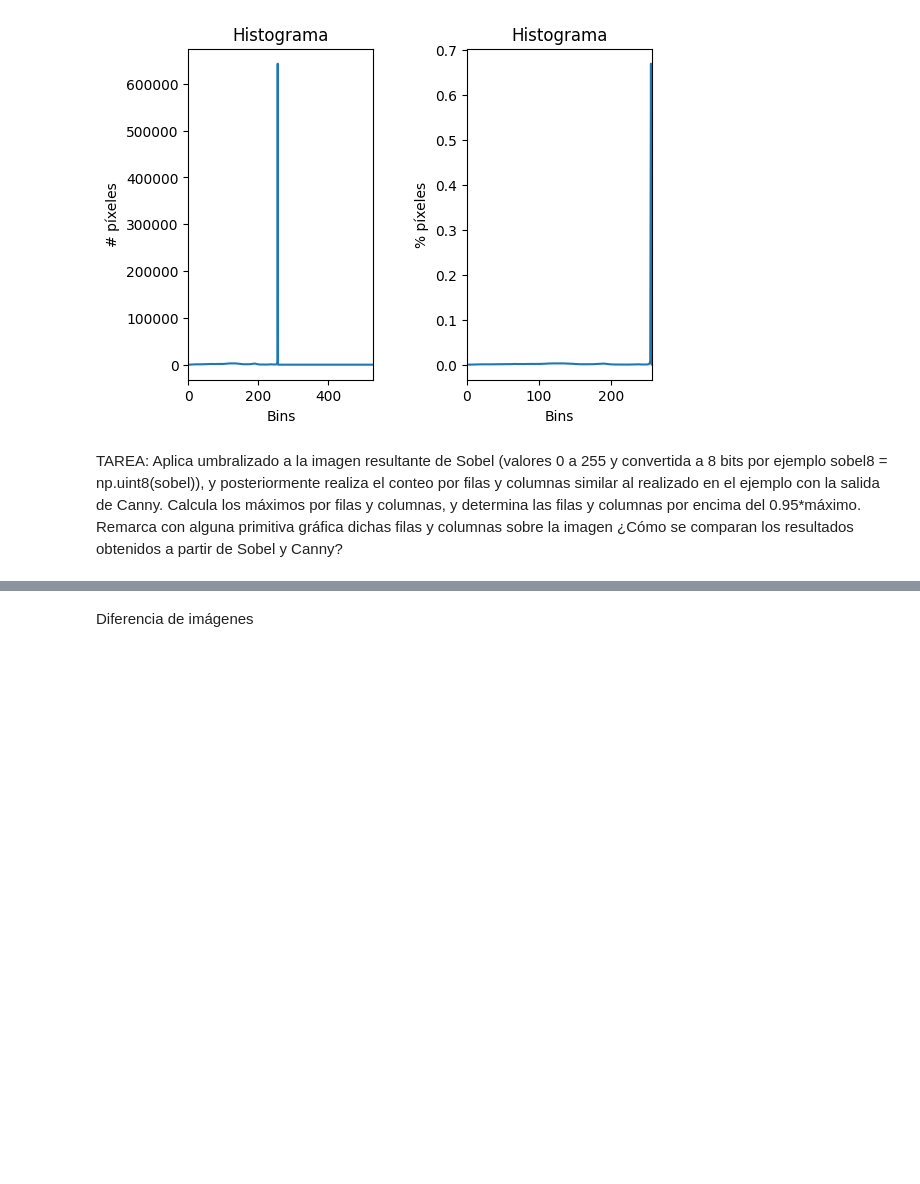
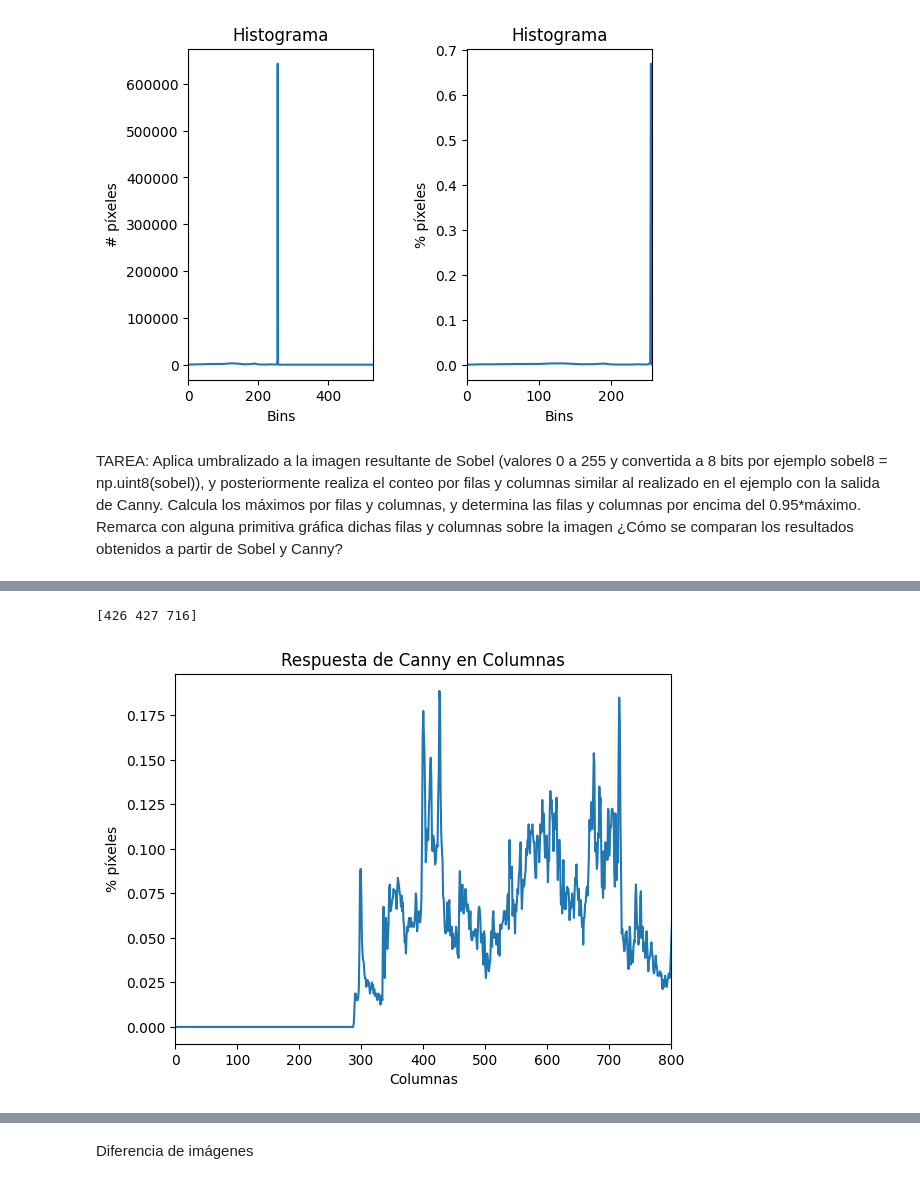
Before and after one commit to JoseManuel117/VC, a Jupyter notebook: P2/VC_P2.ipynb, the cells around one changed output, grey strips where cells are left out. Saved outputs shown, nothing was run; the diff lists cells and outputs as text; code cells hidden in the pictures; blank space fills up the shorter version.

```diff
--- a/P2/VC_P2.ipynb
+++ b/P2/VC_P2.ipynb
@@ -259,0 +361,22 @@ TAREA: Aplica umbralizado a la imagen resultante de Sobel (valores 0 a 255 y con
+# %%
+#--------- Columnas ---------#
+col_counts = cv2.reduce(imagenUmbralizada, 0, cv2.REDUCE_SUM, dtype=cv2.CV_32SC1).flatten();
+#Normaliza en base al número de filas y al valor máximo del píxel (255)
+#El resultado será el número de píxeles blancos por columna
+cols = col_counts / (255 * imagenUmbralizada.shape[0])
+
+resmax1 = np.where(cols >= cols.max()*0.95)[0]
+print(resmax1)
+
+#Muestra dicha cuenta gráficamente
+plt.figure()
+plt.title("Respuesta de Canny en Columnas")
+plt.xlabel("Columnas")
+plt.ylabel("% píxeles")
+plt.plot(cols)
+plt.xlim([0, imagenUmbralizada.shape[0]])
+plt.show()
+#--------- Fin Columnas ---------#
+# %% [output]
+[426 427 716]
+[figure, added]
```
Also changed, not shown: parts of 5 cells of this notebook.
